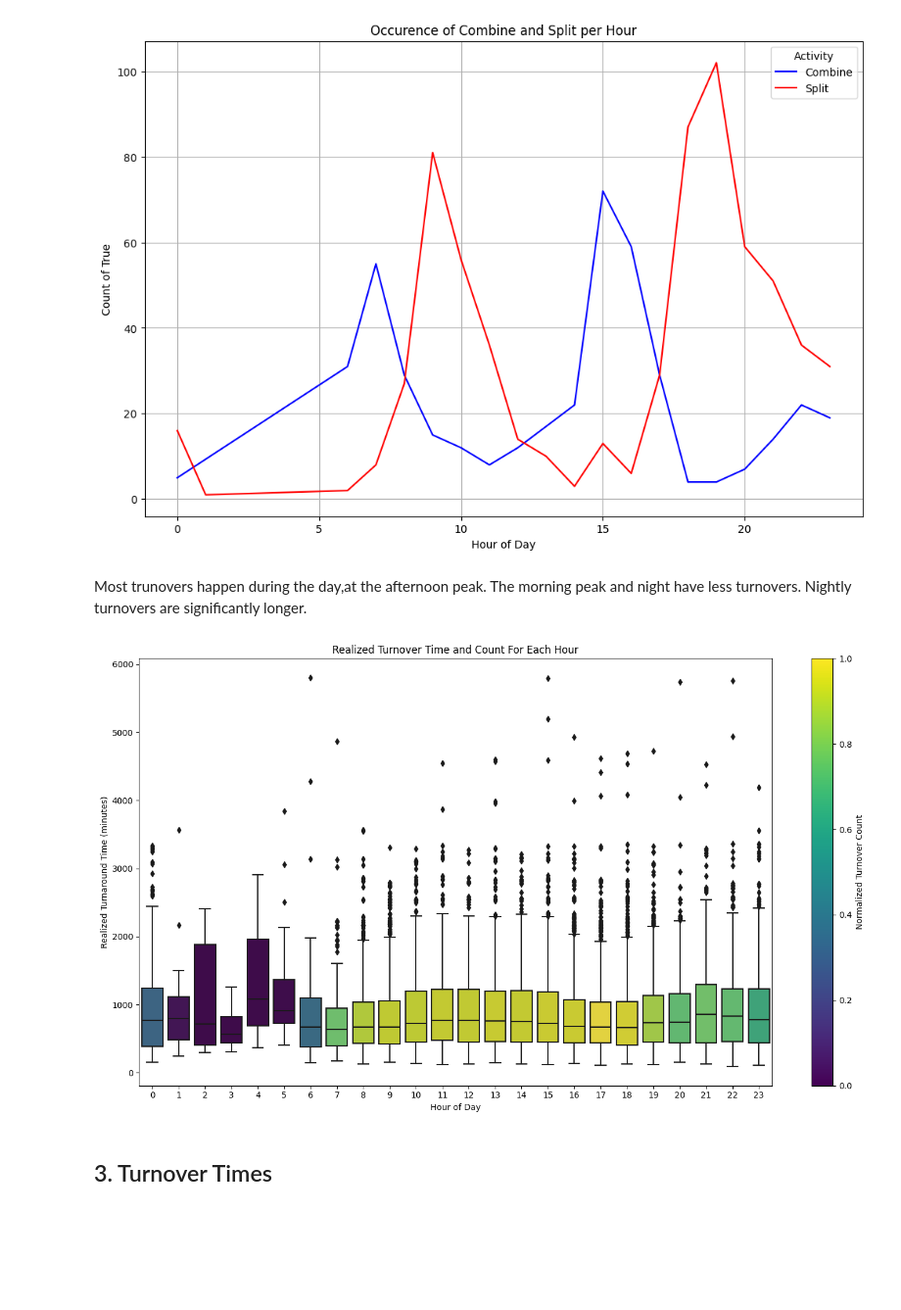
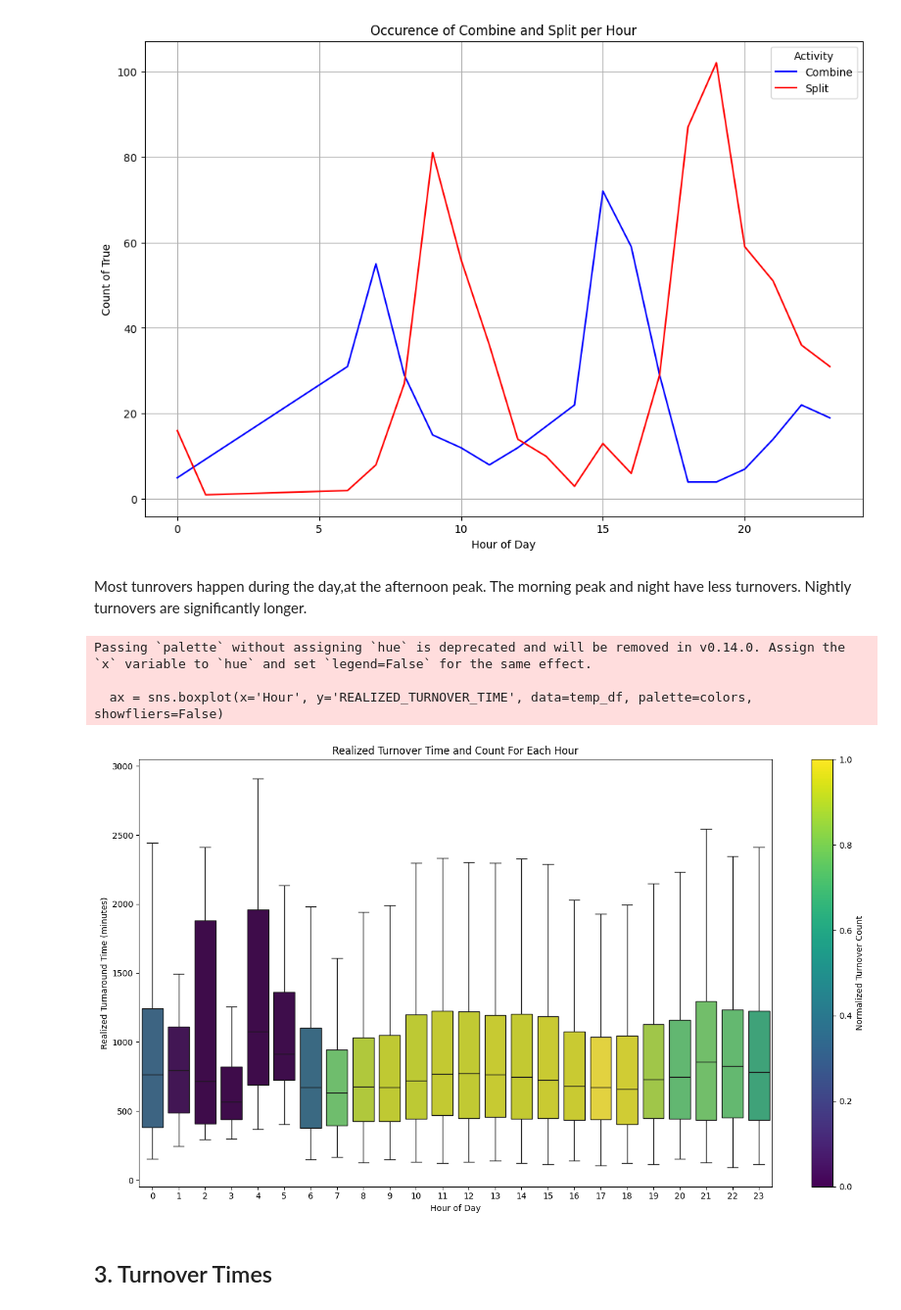
Before and after one commit to timrentenaar/NS_TURNOVER_TIMES, a Jupyter notebook: notebooks/Data_Exploration.ipynb, the cells around one changed output. Shown at 98% size. Drawn from its saved outputs; the diff is of its cells as text; code cells hidden in the pictures; blank space fills up the shorter version.

```diff
--- a/notebooks/Data_Exploration.ipynb
+++ b/notebooks/Data_Exploration.ipynb
@@ -46,2 +25,2 @@ Load the full dataset:
 # %%
-df_full = pd.read_csv('../data/Data_20230306_20230312.csv', low_memory = False) # Only for comparison and visualisation
+df_full = pd.read_csv("Data.csv", low_memory = False) # Complete data, only for comparison and visualisation
@@ -59,7 +31,7 @@ df_full.head()
 # %%
-df = prep.set_types(df_full)
+turnover_df = prep.set_types(df_full)
 # %%
-turnover_df = prep.calc_turnover(df)
+turnover_df = prep.calc_turnover(turnover_df)
 # %% [output]
 A value is trying to be set on a copy of a slice from a DataFrame.
 Try using .loc[row_indexer,col_indexer] = value instead
@@ -89,7 +61,7 @@ turnover_df = prep.remove_unnecessary_rows(turnover_df)
 Calculate signal safe delay:
 # %%
 turnover_df["PLAN_SIGNAL_SAFE_DELAY"] = (turnover_df["DEPARTURE_SIGNAL_SHOWS_SAFE"] - turnover_df["PLAN_DATETIME"]).dt.total_seconds()
-turnover_df["REALIZED_SIGNAL_SAFE_DELAY"] = (turnover_df["DEPARTURE_SIGNAL_SHOWS_SAFE"] - turnover_df["REALIZED_DATETIME"]).dt.total_seconds()
+df_full["REALIZED_SIGNAL_SAFE_DELAY"] = (turnover_df["DEPARTURE_SIGNAL_SHOWS_SAFE"] - turnover_df["REALIZED_DATETIME"]).dt.total_seconds()
 # %% [markdown]
 Transform `COMBINE`and `SPLIT` into binary values, removing NaN values in the proces:
 # %%
@@ -142,43 +116,55 @@ plt.show()
 # %% [output]
 [figure]
 # %% [markdown]
-Most trunovers happen during the day,at the afternoon peak. The morning peak and night have less turnovers. Nightly turnovers are significantly longer.
+Most tunrovers happen during the day,at the afternoon peak. The morning peak and night have less turnovers. Nightly turnovers are significantly longer.
 # %%
+# Copy the dataframe
 temp_df = turnover_df.copy()
 
-#Create new hourly column
+# Create new hourly column
 temp_df['Hour'] = temp_df['PLAN_DATETIME'].dt.hour
 
 # Count turnarounds per hour
 turnover_counts = temp_df.groupby('Hour').size()
 
 # Normalizing the turnover counts to get a relative scale
 norm_counts = (turnover_counts - turnover_counts.min()) / (turnover_counts.max() - turnover_counts.min())
 
+# Define the color map and normalization
 color_map = plt.get_cmap('viridis')
+norm = mcolors.Normalize(vmin=0, vmax=1)
 
-# Create a color mappable object with normalization
-norm = mcolors.Normalize(vmin=0, vmax=1)  # Normalize between 0 and 1
+# Create a color mappable object
 sm = plt.cm.ScalarMappable(cmap=color_map, norm=norm)
-sm.set_array([])  # Only needed for older Matplotlib versions without 'ScalarMappable.set_array'
+sm.set_array([])
 
 # Map normalized counts to the color map
 colors = {hour: color_map(norm(value)) for hour, value in norm_counts.items()}
 
+temp_df['Hour'] = temp_df['Hour'].astype(str)
+colors = {str(hour): color for hour, color in colors.items()}
+# Ensure 'Hour' column is ordered chronologically
+temp_df['Hour'] = pd.Categorical(temp_df['Hour'], categories=[str(i) for i in range(24)], ordered=True)
 
-# plotting
+# Plotting
 plt.figure(figsize=(14, 8))
-ax = sns.boxplot(x='Hour', y='REALIZED_TURNOVER_TIME', data=temp_df, palette=colors)
+ax = sns.boxplot(x='Hour', y='REALIZED_TURNOVER_TIME', data=temp_df, palette=colors, showfliers=False)
 
+# Add the color bar
 cbar = plt.colorbar(sm, ax=ax)
 cbar.set_label('Normalized Turnover Count')
+plt.savefig('figs/hour_plot.png')
 
+# Add titles and labels
 plt.title('Realized Turnover Time and Count For Each Hour')
 plt.xlabel('Hour of Day')
 plt.ylabel('Realized Turnaround Time (minutes)')
 plt.tight_layout()
 plt.show()
 # %% [output]
+Passing `palette` without assigning `hue` is deprecated and will be removed in v0.14.0. Assign the `x` variable to `hue` and set `legend=False` for the same effect.
+
+  ax = sns.boxplot(x='Hour', y='REALIZED_TURNOVER_TIME', data=temp_df, palette=colors, showfliers=False)
-[figure, old version]
+[figure, new version]
 # %% [markdown]
 ## 3. Turnover Times
```
Also changed, not shown: parts of 52 cells of this notebook.
